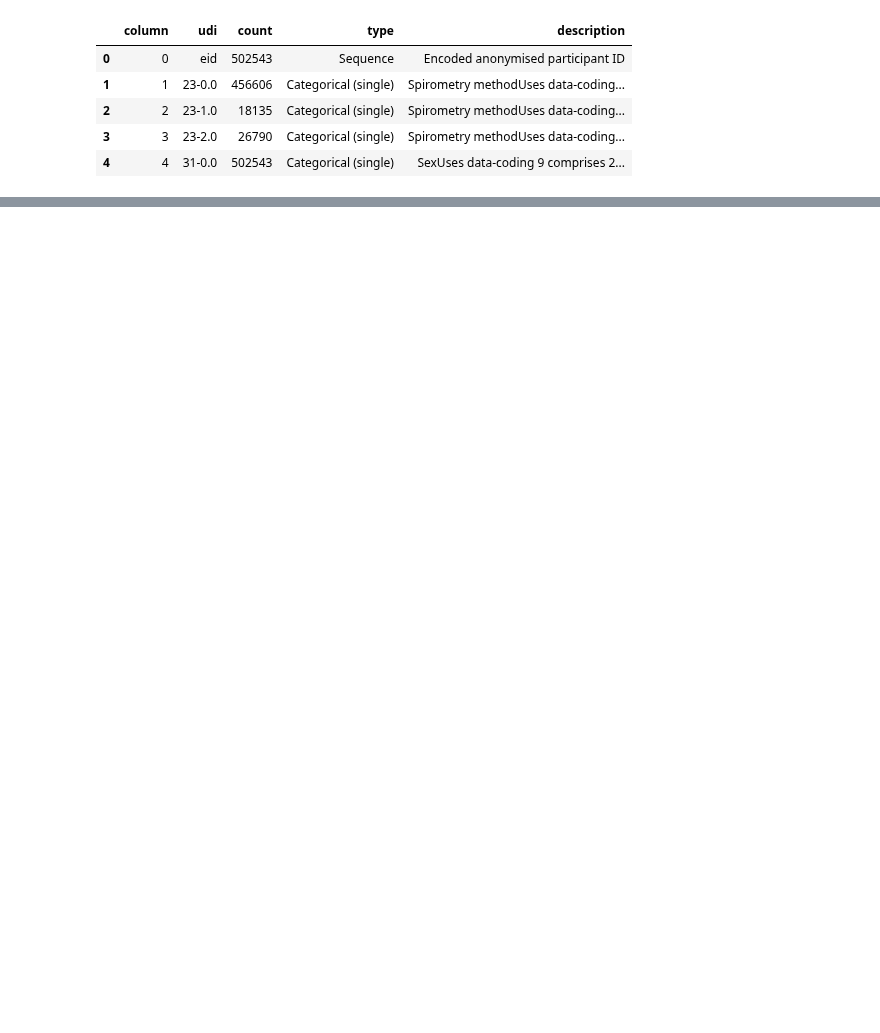
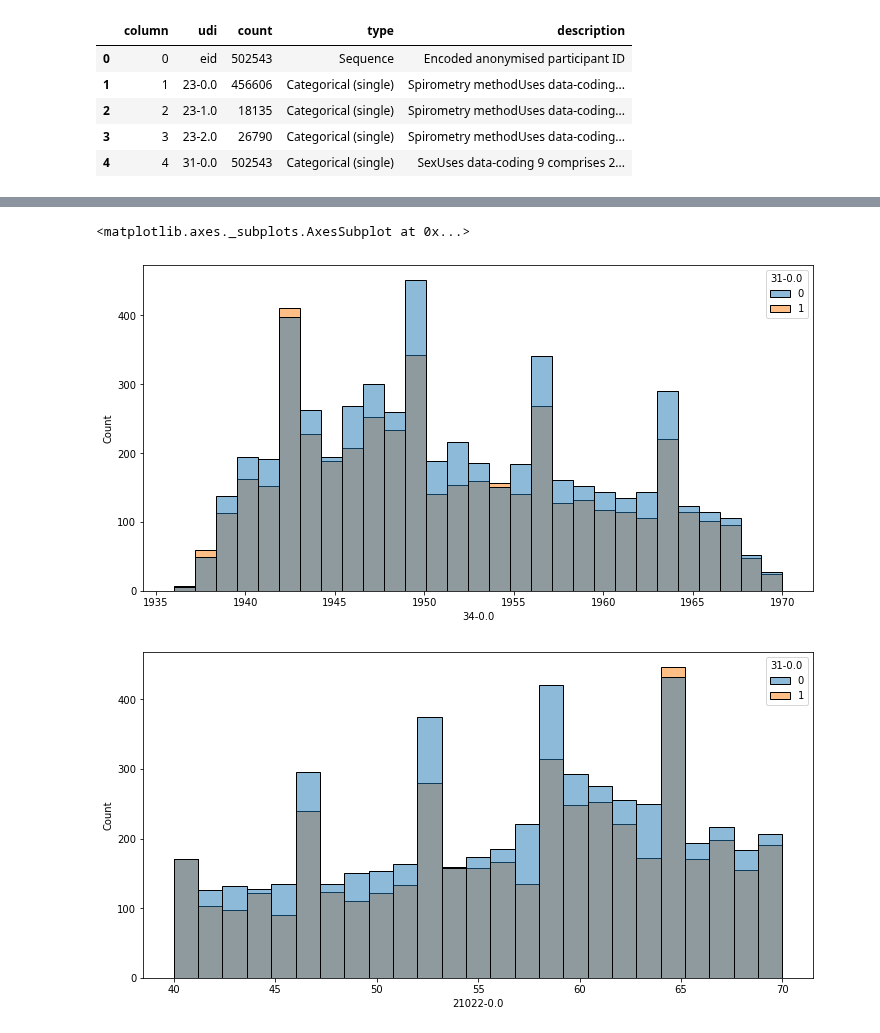
Before and after one commit to cole-khamnei/HLA_genotyping_associations, a Jupyter notebook: uk_biobank_EDA.ipynb, the cells around one changed output, grey strips where cells are left out. Drawn from its saved outputs; the diff is of its cells as text; code cells hidden in the pictures; blank space fills up the shorter version.

```diff
--- a/uk_biobank_EDA.ipynb
+++ b/uk_biobank_EDA.ipynb
@@ -54,0 +147,9 @@ Length: 3973, dtype: int64
+# %%
+fig, ax = plt.subplots(figsize=(12, 6))
+sns.histplot(data=ukbb_data, x="34-0.0", hue="31-0.0",  ax=ax)
+fig, ax = plt.subplots(figsize=(12, 6))
+sns.histplot(data=ukbb_data, x="21022-0.0", hue="31-0.0",  ax=ax)
+# %% [output]
+<matplotlib.axes._subplots.AxesSubplot at 0x...>
+[figure, added]
+[figure, added]
```
Also changed, not shown: parts of 6 cells of this notebook.
